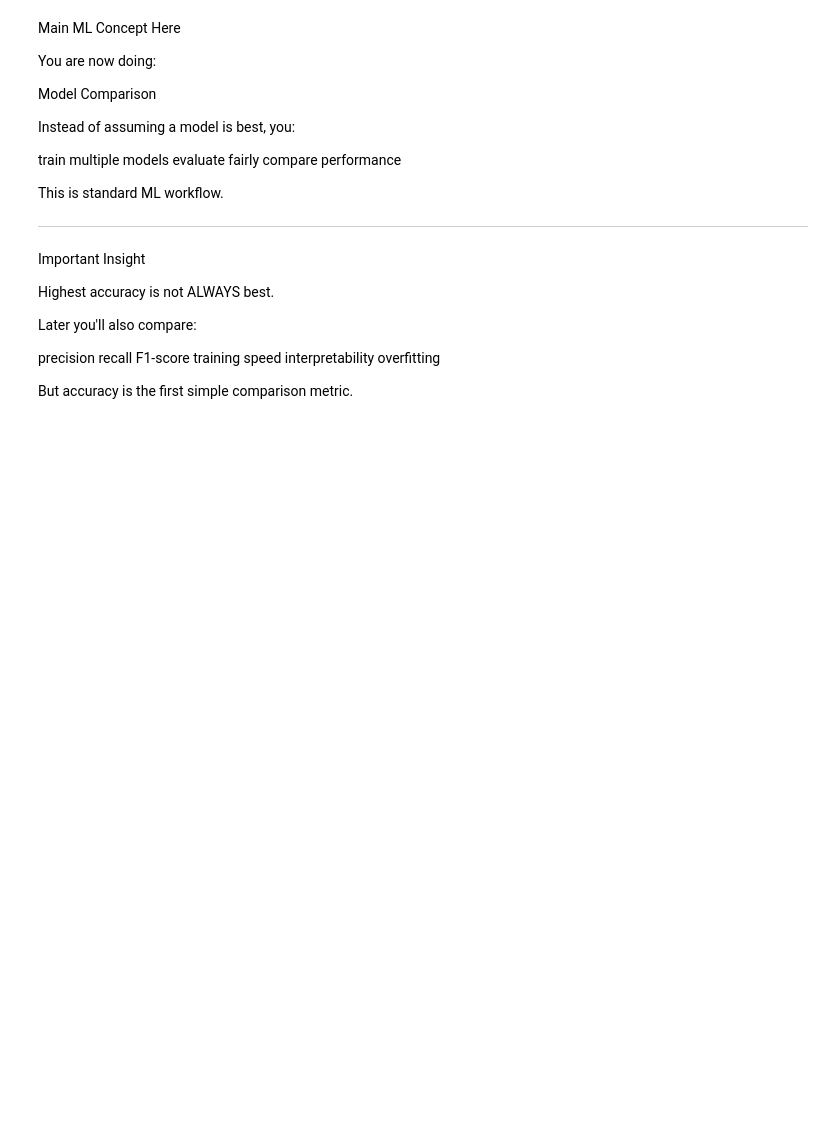
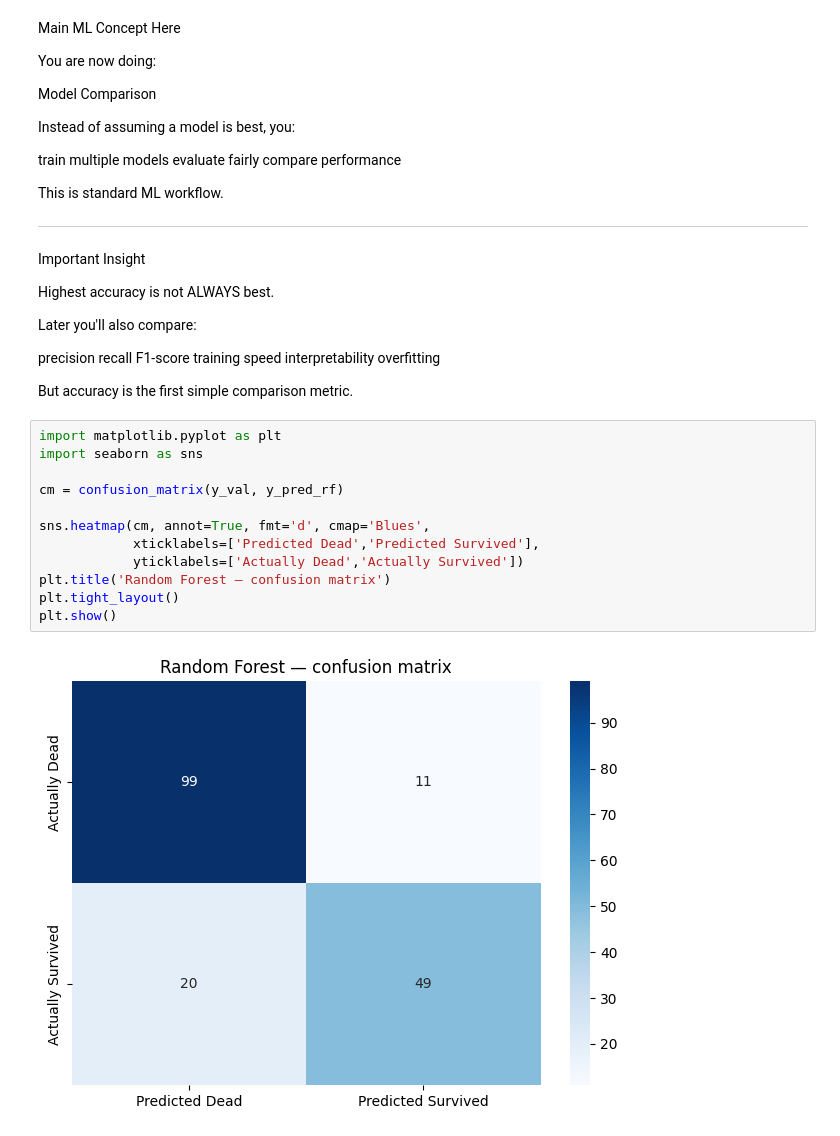
Before and after one commit to Shaurya002800/Ai-Ml-Theory, a Jupyter notebook: week1_day3_train.ipynb, the cells around one changed output. Drawn from its saved outputs; the diff is of its cells as text; blank space fills up the shorter version.

Commit message:
confusion matrix

```diff
--- a/week1_day3_train.ipynb
+++ b/week1_day3_train.ipynb
@@ -318,3 +318,17 @@ interpretability
 overfitting
 
 But accuracy is the first simple comparison metric.
+# %%
+import matplotlib.pyplot as plt
+import seaborn as sns
+
+cm = confusion_matrix(y_val, y_pred_rf)
+
+sns.heatmap(cm, annot=True, fmt='d', cmap='Blues',
+            xticklabels=['Predicted Dead','Predicted Survived'],
+            yticklabels=['Actually Dead','Actually Survived'])
+plt.title('Random Forest — confusion matrix')
+plt.tight_layout()
+plt.show()
+# %% [output]
+[figure, added]
```
Also changed, not shown: parts of 1 cell of this notebook.
